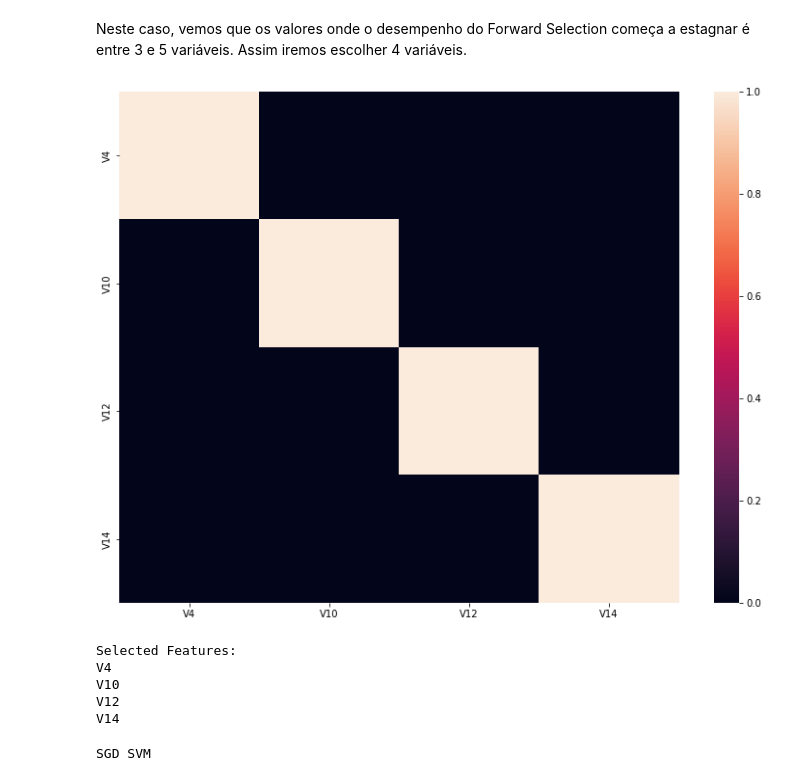
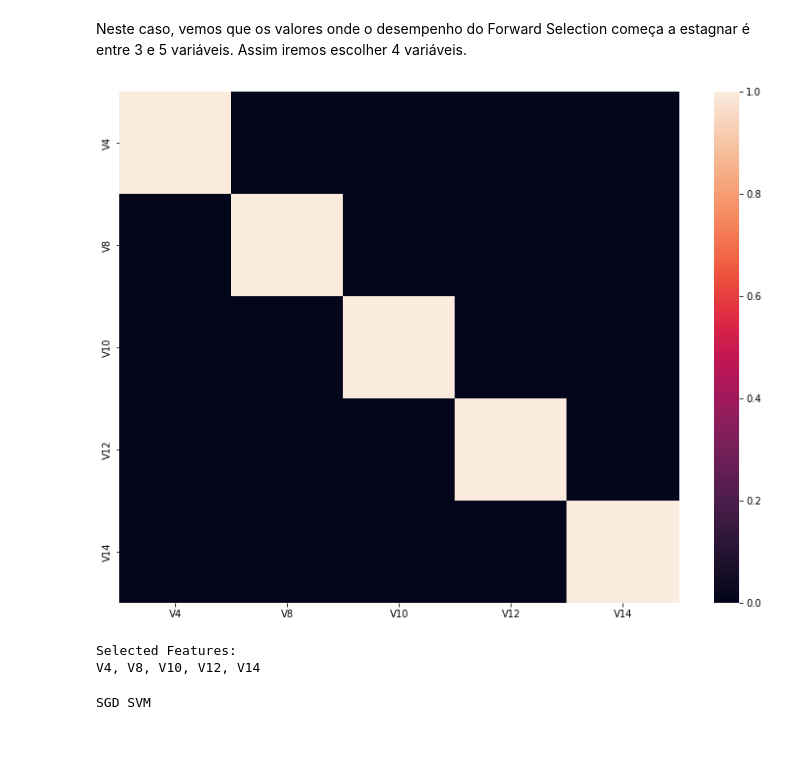
Before and after one commit to Gabriel-Stella/Credit_Card_Fraud, a Jupyter notebook: Credit_Card_Fraud_part2.ipynb, the cells around one changed output. Drawn from its saved outputs; the diff is of its cells as text; code cells hidden in the pictures; blank space fills up the shorter version.

```diff
--- a/Credit_Card_Fraud_part2.ipynb
+++ b/Credit_Card_Fraud_part2.ipynb
@@ -26,3 +26,7 @@ dataset.head()
 5 rows × 31 columns
 # %%
 dataset["Time"] = dataset["Time"].apply(lambda x:(x/3600)%24)
+# %%
+feature_names = np.array(dataset.columns)
+n_input_features = len(feature_names) - 1
+print(", ".join(feature_names))
@@ -193,6 +199,7 @@ from sklearn.linear_model import SGDClassifier
 
 # Métricas
 from sklearn.metrics import balanced_accuracy_score
+from sklearn.metrics import recall_score
 from sklearn.metrics import classification_report
 from sklearn.metrics import confusion_matrix
 
@@ -269,6 +276,8 @@ for s in tqdm(classifiers_names):
     # Resultados dos dados de teste
     Results.update({f'{s} Test':{'CV_score':cv_score,
                     'Precisão Balanceada':balanced_accuracy_score(y_test.reshape(-1),y_pred.reshape(-1)),
+                    'Recall Classe 0':recall_score(y_test.reshape(-1),y_pred.reshape(-1),pos_label=0.),
+                    'Recall Classe 1':recall_score(y_test.reshape(-1),y_pred.reshape(-1),pos_label=1.),
                     'Classification Report':classification_report(y_test.reshape(-1),y_pred.reshape(-1),digits=4,output_dict=True),
                     'Matriz de Confusão':confusion_matrix(y_test.reshape(-1),y_pred.reshape(-1),labels=[0.,1.]).tolist()}})
     # Previsão dos dados de validação
@@ -276,6 +285,8 @@ for s in tqdm(classifiers_names):
     # Resultados dos dados de validação
     Results.update({f'{s} Validation':{'CV_score':cv_score,
                     'Precisão Balanceada':balanced_accuracy_score(y_val.reshape(-1),y_pred.reshape(-1)),
+                    'Recall Classe 0':recall_score(y_val.reshape(-1),y_pred.reshape(-1),pos_label=0),
+                    'Recall Classe 1':recall_score(y_val.reshape(-1),y_pred.reshape(-1),pos_label=1),
                     'Classification Report':classification_report(y_val.reshape(-1),y_pred.reshape(-1),digits=4,output_dict=True),
                     'Matriz de Confusão':confusion_matrix(y_val.reshape(-1),y_pred.reshape(-1),labels=[0.,1.]).tolist()}})
 np.random.seed(None)
@@ -362,7 +403,7 @@ array([ 6,  7,  8,  9, 15, 22, 23, 25, 26, 29], dtype=int64)
 # %%
 # Features selected
 features_selected = idx
-feature_names = list(dataset.columns[features_selected])
+feature_names_selected = feature_names[features_selected]
 
 df_features = dataset.iloc[:,features_selected]
 
@@ -370,8 +411,8 @@ df_features = dataset.iloc[:,features_selected]
 fig = plt.figure(figsize=(6.5*2,6.5*1.5))
 fig.patch.set_alpha(1.0)
 sns.heatmap(df_features.corr())
-fig.savefig('figures/part2/correlation1.pdf', bbox_inches='tight')
-fig.savefig('figures/part2/correlation1.png', bbox_inches='tight')
+fig.savefig('figures/part2/correlation_F_test.pdf', bbox_inches='tight')
+fig.savefig('figures/part2/correlation_F_test.png', bbox_inches='tight')
 plt.show()
 
 X_train_features = X_train[:,features_selected]
@@ -384,8 +425,5 @@ X_val_sc_features = X_val_sc[:,features_selected]
 X_test_sc_features = X_test_sc[:,features_selected]
 
 print('Selected Features:')
-print_string = ''
-for feature in feature_names:
-  print_string += f'{feature}\n'
-print(print_string)
+print(', '.join(feature_names_selected))
 # %% [output]
@@ -560,7 +595,7 @@ array([ 0, 13, 15, 19, 20, 22, 23, 24, 25, 26], dtype=int64)
 # %%
 # Features selected
 features_selected = idx
-feature_names = list(dataset.columns[features_selected])
+feature_names_selected = feature_names[features_selected]
 
 df_features = dataset.iloc[:,features_selected]
 
@@ -568,8 +603,8 @@ df_features = dataset.iloc[:,features_selected]
 fig = plt.figure(figsize=(6.5*2,6.5*1.5))
 fig.patch.set_alpha(1.0)
 sns.heatmap(df_features.corr())
-fig.savefig('figures/part2/correlation2.pdf', bbox_inches='tight')
-fig.savefig('figures/part2/correlation2.png', bbox_inches='tight')
+fig.savefig('figures/part2/correlation_mutual_info.pdf', bbox_inches='tight')
+fig.savefig('figures/part2/correlation_mutual_info.png', bbox_inches='tight')
 plt.show()
 
 X_train_features = X_train[:,features_selected]
@@ -582,8 +617,5 @@ X_val_sc_features = X_val_sc[:,features_selected]
 X_test_sc_features = X_test_sc[:,features_selected]
 
 print('Selected Features:')
-print_string = ''
-for feature in feature_names:
-  print_string += f'{feature}\n'
-print(print_string)
+print(', '.join(feature_names_selected))
 # %% [output]
@@ -801,40 +832,34 @@ Name: avg_score, dtype: float64
 # %% [markdown]
 Neste caso, vemos que os valores onde o desempenho do Forward Selection começa a estagnar é entre 3 e 5 variáveis. Assim iremos escolher 4 variáveis.
 # %%
-features_selected = [4, 10, 12, 14]
-feature_names = list(dataset.columns[features_selected])
+features_selected = [4, 8, 10, 12, 14]
+feature_names_selected = feature_names[features_selected]
 
 df_features = dataset.iloc[:,features_selected]
 
 # Verificando as correlações
 fig = plt.figure(figsize=(6.5*2,6.5*1.5))
 fig.patch.set_alpha(1.0)
 sns.heatmap(df_features.corr())
-fig.savefig('figures/part2/correlation3.pdf', bbox_inches='tight')
-fig.savefig('figures/part2/correlation3.png', bbox_inches='tight')
+fig.savefig('figures/part2/correlation_forward_selection.pdf', bbox_inches='tight')
+fig.savefig('figures/part2/correlation_forward_selection.png', bbox_inches='tight')
 plt.show()
 
 X_train_features = X_train[:,features_selected]
 X_val_features = X_val[:,features_selected]
 X_test_features = X_test[:,features_selected]
 
 
 X_train_sc_features = X_train_sc[:,features_selected]
 X_val_sc_features = X_val_sc[:,features_selected]
 X_test_sc_features = X_test_sc[:,features_selected]
 
 print('Selected Features:')
-print_string = ''
-for feature in feature_names:
-  print_string += f'{feature}\n'
-print(print_string)
+print(', '.join(feature_names_selected))
 # %% [output]
-[figure, old version]
+[figure, new version]
 Selected Features:
-V4
-V10
-V12
-V14
+V4, V8, V10, V12, V14
 # %%
 # Espaço das distribuições de parâmetros
 space = {}
```
Also changed, not shown: parts of 20 cells of this notebook, 1 other file.
